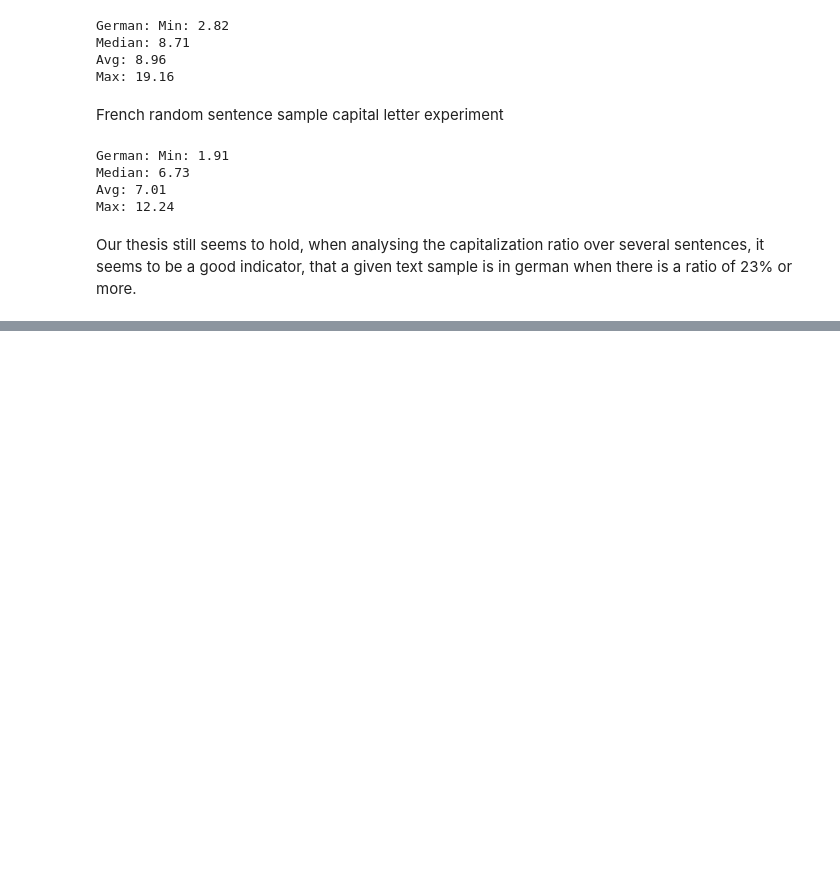
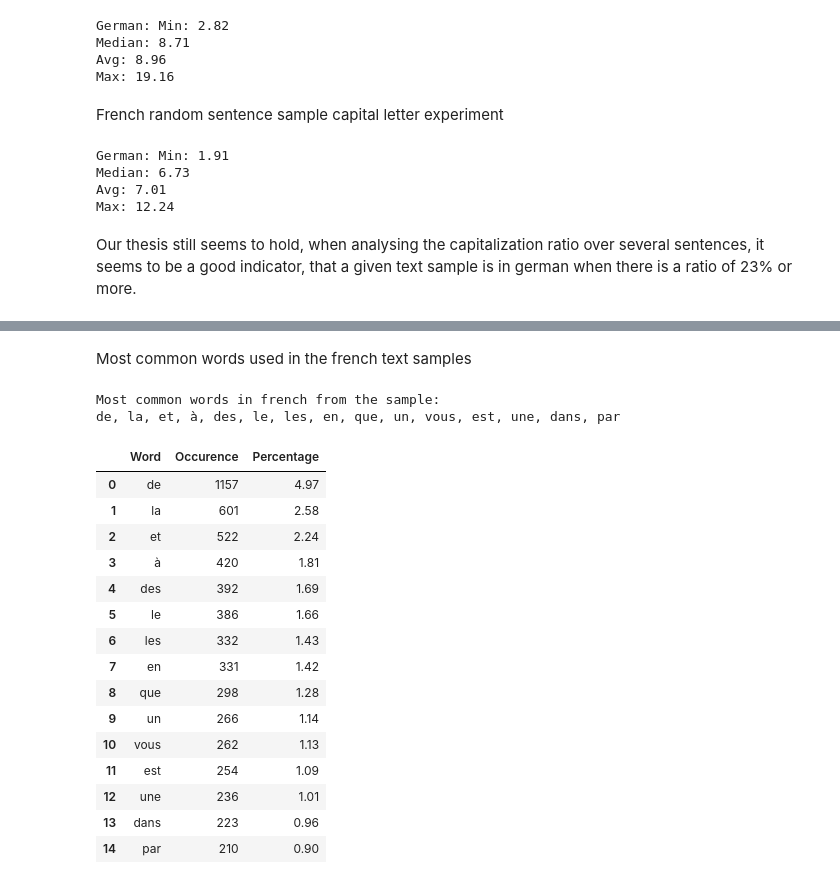
Before and after one commit to GeoffreyKarnbach/SpotifyLanguageSorting, a Jupyter notebook: language_analyse.ipynb, the cells around one changed output, grey strips where cells are left out. Drawn from its saved outputs; the diff is of its cells as text; code cells hidden in the pictures; blank space fills up the shorter version.

```diff
--- a/language_analyse.ipynb
+++ b/language_analyse.ipynb
@@ -405,0 +465,47 @@ Our thesis still seems to hold, when analysing the capitalization ratio over sev
+# %% [markdown]
+Most common words used in the french text samples
+# %%
+fr_words_dict = {}
+
+for sentence in fr_array_of_word_arrays:
+    for word in sentence:
+        if word not in fr_words_dict:
+            fr_words_dict[word] = 1
+        else:
+            fr_words_dict[word] += 1
+
+fr_words_dict = {k: v for k, v in sorted(fr_words_dict.items(), key=lambda item: item[1], reverse=True)}
+
+fr_words_data = []
+
+for i in range(min(15, len(fr_words_dict.keys()))):
+    temp = []
+    temp.append(list(fr_words_dict.keys())[i])
+
+    occurence = fr_words_dict[list(fr_words_dict.keys())[i]]
+    temp.append(occurence)
+    temp.append(round((occurence / fr_number_of_words)*100, 2))
+    fr_words_data.append(temp)
+
+print("Most common words in french from the sample:\n" + ", ".join([elem[0] for elem in fr_words_data]))
+
+pd.DataFrame(fr_words_data, columns=["Word", "Occurence", "Percentage"])
+# %% [output]
+Most common words in french from the sample:
+de, la, et, à, des, le, les, en, que, un, vous, est, une, dans, par
+|  | Word | Occurence | Percentage |
+| 0 | de | 1157 | 4.97 |
+| 1 | la | 601 | 2.58 |
+| 2 | et | 522 | 2.24 |
+| 3 | à | 420 | 1.81 |
+| 4 | des | 392 | 1.69 |
+| 5 | le | 386 | 1.66 |
+| 6 | les | 332 | 1.43 |
+| 7 | en | 331 | 1.42 |
+| 8 | que | 298 | 1.28 |
+| 9 | un | 266 | 1.14 |
+| 10 | vous | 262 | 1.13 |
+| 11 | est | 254 | 1.09 |
+| 12 | une | 236 | 1.01 |
+| 13 | dans | 223 | 0.96 |
+| 14 | par | 210 | 0.90 |
```
Also changed, not shown: parts of 29 cells of this notebook.
